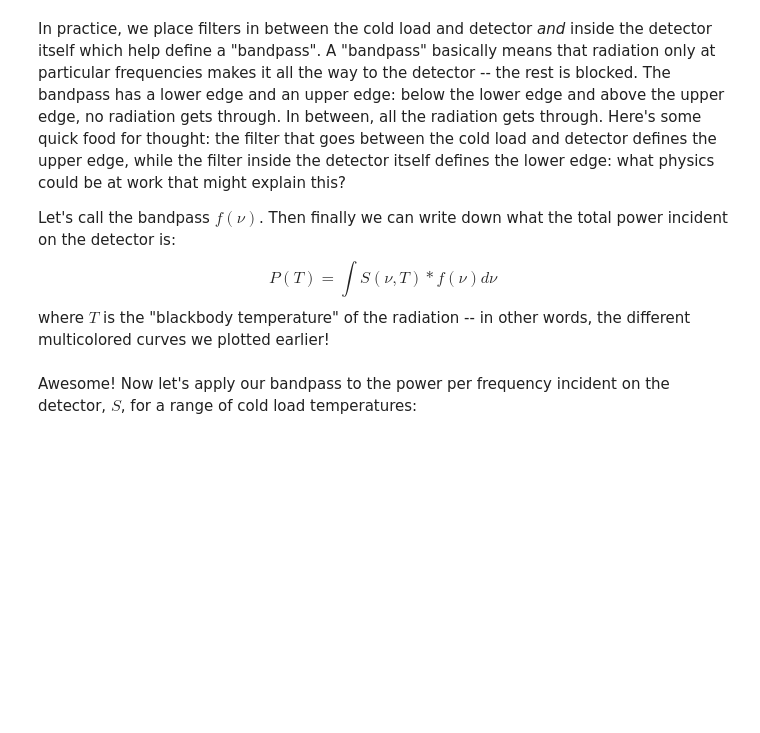
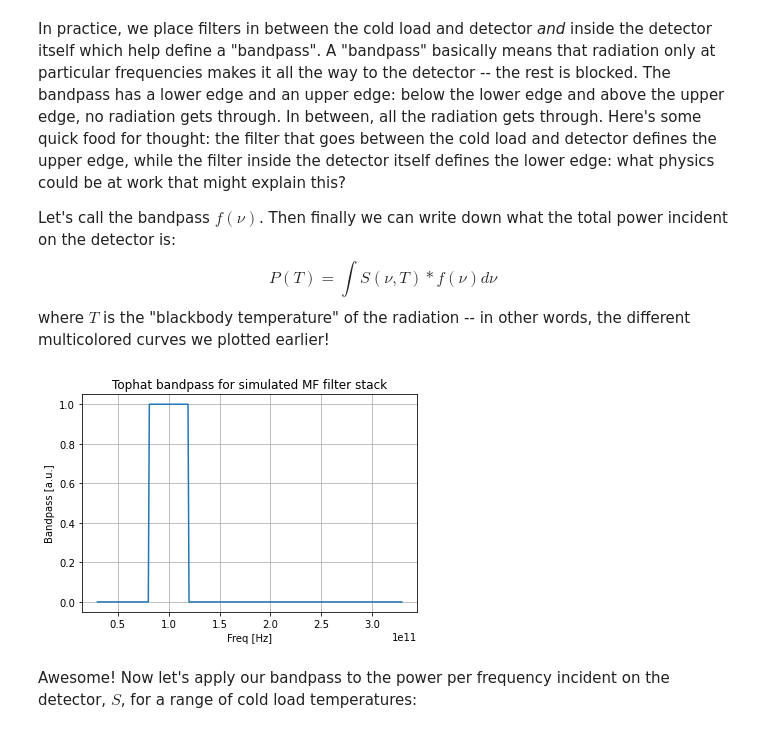
Before and after one commit to JonalynFair/s-nsbp, a Jupyter notebook: 3_Characterizing_Detectors.ipynb, the cells around one changed output. Drawn from its saved outputs; the diff is of its cells as text; code cells hidden in the pictures; blank space fills up the shorter version.

```diff
--- a/3_Characterizing_Detectors.ipynb
+++ b/3_Characterizing_Detectors.ipynb
@@ -142,18 +179,50 @@ def f(v):
     low = 80e9
     high = 120e9
 
-    if v > low and v < high:
-        return 1
-    else:
-        return 0
+    # your code goes here
 
 # Plot this bandpass over a range of frequenies
 # We'll give you the array of frequencies, it's the same as before
-v = v = np.arange(30e9, 330e9, 1e9)
+v = np.arange(30e9, 330e9, 1e9)
 
 # your code to plot goes here
 
 # feel free to make the plot as fancy as you'd like! Add labels, add a title, etc.
+# %%
+#@title
+# Time to code!
+
+# Consider our "MF" detectors, which are sensitive near ~ 100 GHz frequencies
+
+# Let's say the bandpass for the MF detectors has a low edge of 80 GHz and
+# an upper edge of 120 GHz
+
+def f(v):
+    # Cast v to array
+    v = np.array(v)
+
+
+    # Define band edges
+    low = 80e9
+    high = 120e9
+
+    return np.where(np.logical_and(v > low, v < high), 1, 0)
+
+
+# Plot this bandpass over a range of frequenies
+# We'll give you the array of frequencies, it's the same as before
+v = np.arange(30e9, 330e9, 1e9)
+
+plt.plot(v, f(v))
+plt.xlabel('Freq [Hz]')
+plt.ylabel('Bandpass [a.u.]')
+plt.title('Tophat bandpass for simulated MF filter stack')
+plt.grid()
+plt.show()
+
+# feel free to make the plot as fancy as you'd like! Add labels, add a title, etc.
+# %% [output]
+[figure, added]
 # %% [markdown]
 Awesome! Now let's apply our bandpass to the power per frequency incident on the detector, $S$, for a range of cold load temperatures:
 # %%
```
Also changed, not shown: parts of 11 cells of this notebook.
